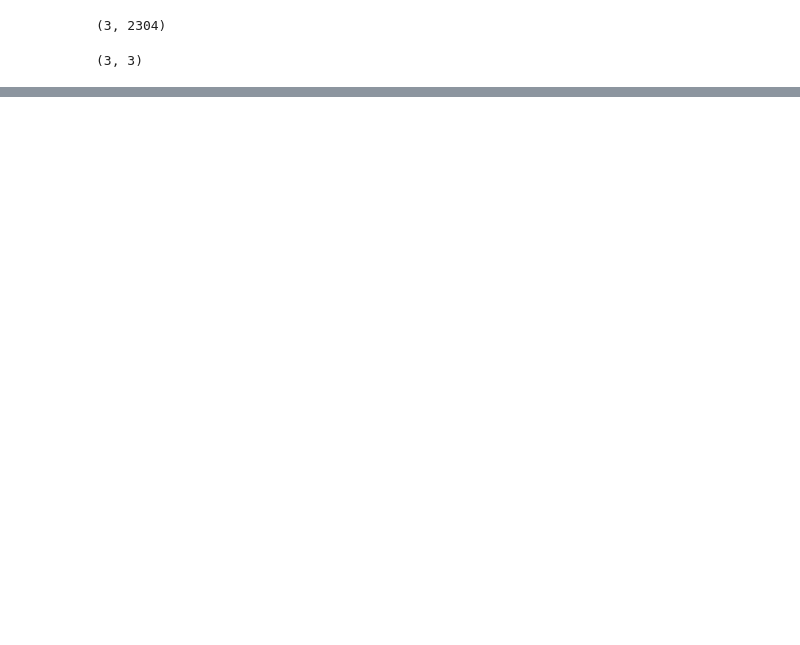
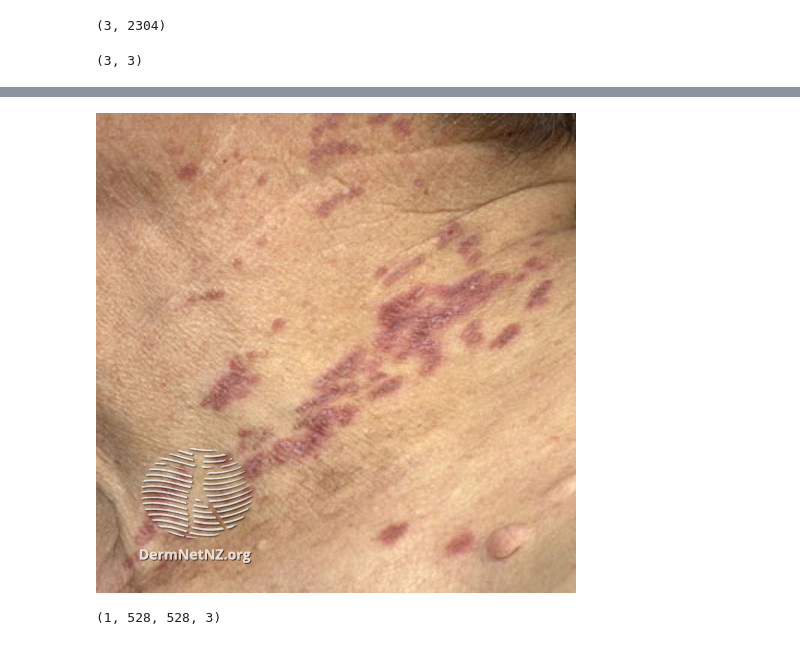
Before and after one commit to KajetanPrystasz/dermclass, a Jupyter notebook: notebooks/image_exploration_adavanced.ipynb, the cells around one changed output, grey strips where cells are left out. Saved outputs shown, nothing was run; the diff lists cells and outputs as text; code cells hidden in the pictures; blank space fills up the shorter version.

```diff
--- a/notebooks/image_exploration_adavanced.ipynb
+++ b/notebooks/image_exploration_adavanced.ipynb
@@ -269,0 +252,11 @@ model.save(".")
+# %%
+path = Path("../src/dermclass_models/dermclass_models/image/datasets/lichen_planus/0001.jpg")
+# %%
+pred = ImagePredict()
+data = tf.keras.preprocessing.image.load_img(
+    path, grayscale=False, color_mode='rgb', target_size=None,
+    interpolation='nearest'
+)
+data
+# %% [output]
+[figure, added]
@@ -269,0 +270,4 @@ model.save(".")
+# %%
+image_array3.shape
+# %% [output]
+(1, 528, 528, 3)
```
Also changed, not shown: parts of 15 cells of this notebook, 5 other files.
